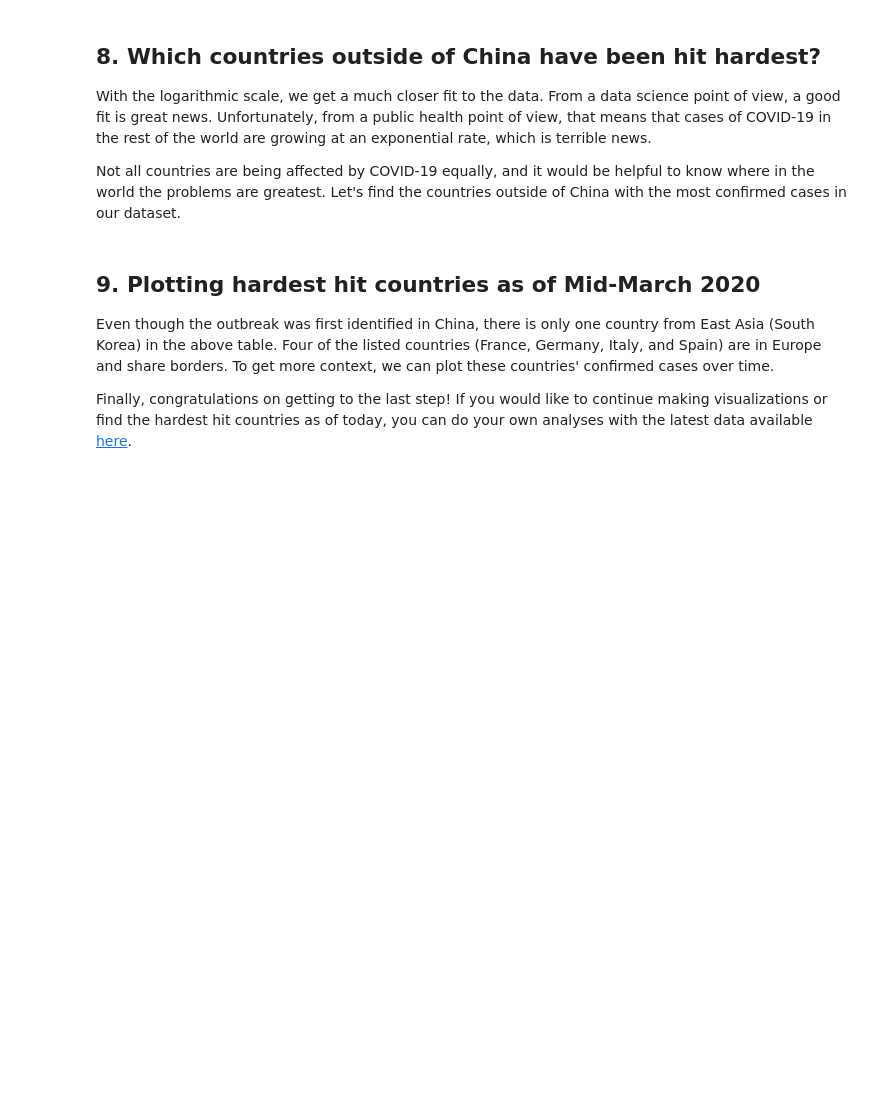
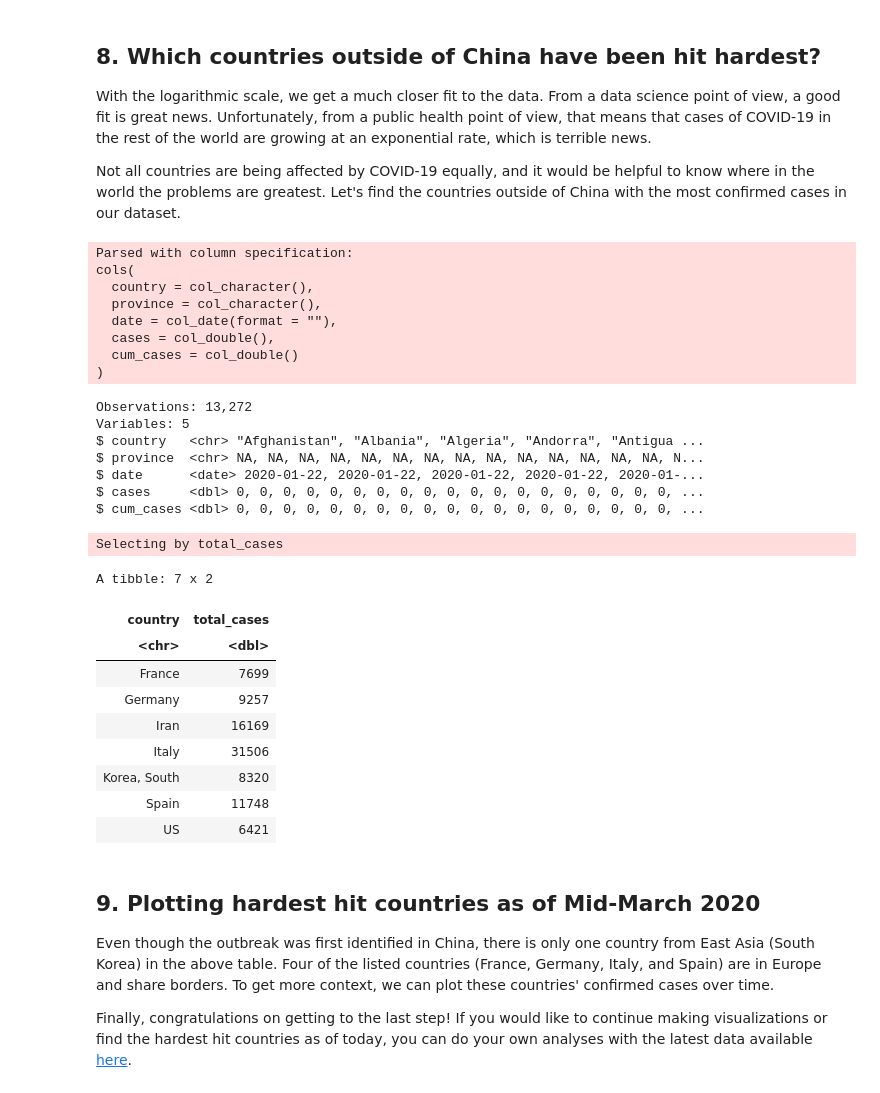
Before and after one commit to hsche000/DataCamp-Projects, a Jupyter notebook: Visualizing COVID-19/notebook.ipynb, the cells around one changed output. Saved outputs shown, nothing was run; the diff lists cells and outputs as text; code cells hidden in the pictures; blank space fills up the shorter version.

```diff
--- a/Visualizing COVID-19/notebook.ipynb
+++ b/Visualizing COVID-19/notebook.ipynb
@@ -161,16 +166,43 @@ plt_not_china_trend_lin +
 # %%
 # Run this to get the data for each country
 confirmed_cases_by_country <- read_csv("datasets/confirmed_cases_by_country.csv")
 glimpse(confirmed_cases_by_country)
 
 # Group by country, summarize to calculate total cases, find the top 7
 top_countries_by_total_cases <- confirmed_cases_by_country %>%
-  .... %>%
-  .... %>%
-  ....
+  group_by(country) %>%
+  summarize(total_cases = max(cum_cases)) %>%
+  top_n(7)
 
 # See the result
 top_countries_by_total_cases
+# %% [output]
+Parsed with column specification:
+cols(
+  country = col_character(),
+  province = col_character(),
+  date = col_date(format = ""),
+  cases = col_double(),
+  cum_cases = col_double()
+)
+Observations: 13,272
+Variables: 5
+$ country   <chr> "Afghanistan", "Albania", "Algeria", "Andorra", "Antigua ...
+$ province  <chr> NA, NA, NA, NA, NA, NA, NA, NA, NA, NA, NA, NA, NA, NA, N...
+$ date      <date> 2020-01-22, 2020-01-22, 2020-01-22, 2020-01-22, 2020-01-...
+$ cases     <dbl> 0, 0, 0, 0, 0, 0, 0, 0, 0, 0, 0, 0, 0, 0, 0, 0, 0, 0, 0, ...
+$ cum_cases <dbl> 0, 0, 0, 0, 0, 0, 0, 0, 0, 0, 0, 0, 0, 0, 0, 0, 0, 0, 0, ...
+Selecting by total_cases
+A tibble: 7 x 2
+| country | total_cases |
+| <chr> | <dbl> |
+| France | 7699 |
+| Germany | 9257 |
+| Iran | 16169 |
+| Italy | 31506 |
+| Korea, South | 8320 |
+| Spain | 11748 |
+| US | 6421 |
 # %% [markdown]
 ## 9. Plotting hardest hit countries as of Mid-March 2020
 <p>Even though the outbreak was first identified in China, there is only one country from East Asia (South Korea) in the above table. Four of the listed countries (France, Germany, Italy, and Spain) are in Europe and share borders. To get more context, we can plot these countries' confirmed cases over time.</p>
```
Also changed, not shown: parts of 3 cells of this notebook.
